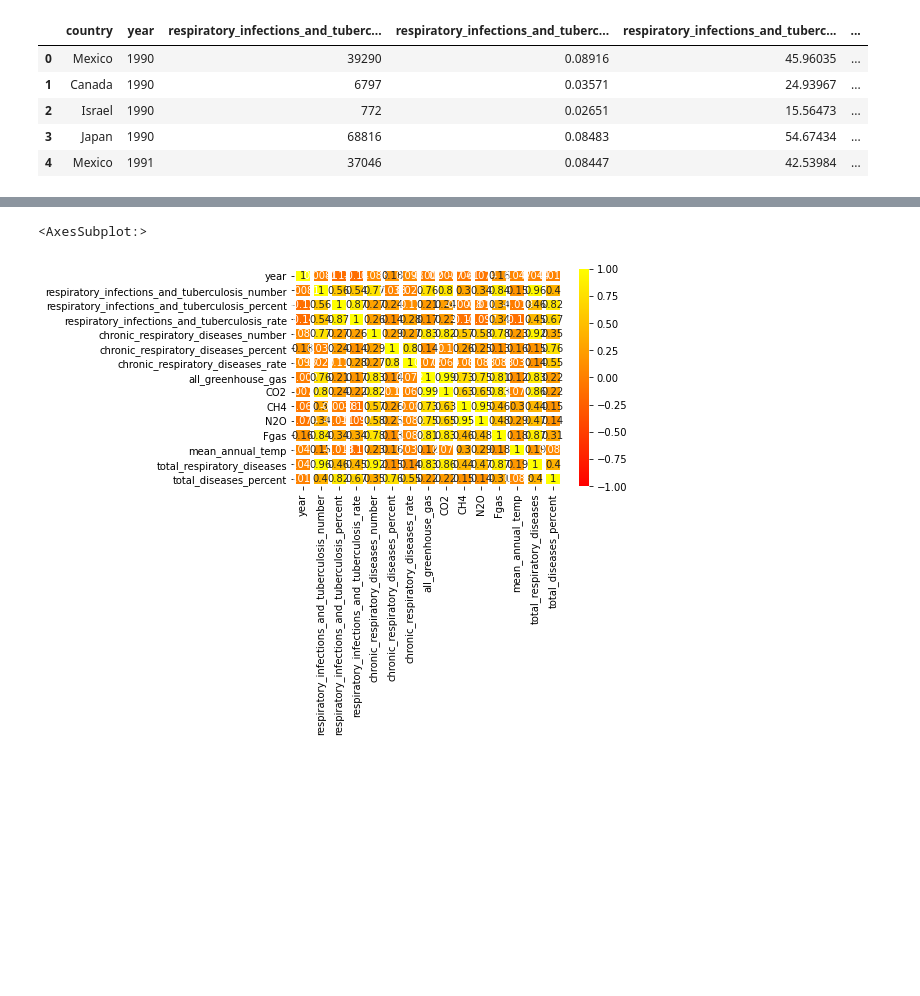
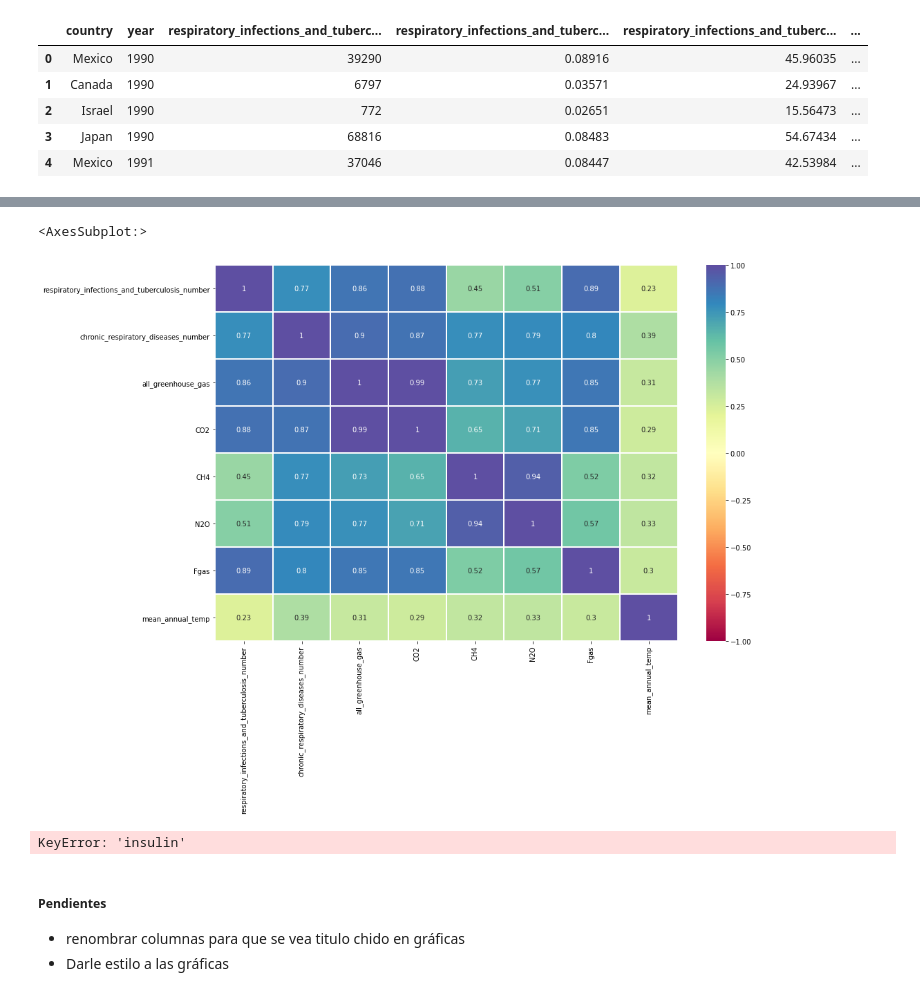
Before and after one commit to SanLnAlan/B2-Analisis-de-Datos-con-Python-2020-2021-Santander, a Jupyter notebook: Sesion-04/Postwork/postwork 4.ipynb, the cells around one changed output, grey strips where cells are left out. Saved outputs shown, nothing was run; the diff lists cells and outputs as text; code cells hidden in the pictures; blank space fills up the shorter version.

```diff
--- a/Sesion-04/Postwork/postwork 4.ipynb
+++ b/Sesion-04/Postwork/postwork 4.ipynb
@@ -73,6 +53,4 @@ dtype: object
 #df['country'] = df['country'].astype('category')
 
 #Eliminando columna 'country'
-df = df.drop(columns='country')
-df.head()
-df.shape()
+df_sin_pais = df.drop(columns='country')
@@ -100,0 +98,3 @@ dtype: int64
+# %%
+df_simp = df_sin_pais.drop(columns=['year','respiratory_infections_and_tuberculosis_percent','respiratory_infections_and_tuberculosis_rate','chronic_respiratory_diseases_percent','chronic_respiratory_diseases_rate','total_respiratory_diseases','total_diseases_percent']) #'all_greenhouse_gas'
+df_simp.dtypes
@@ -125,0 +176,9 @@ sns.pairplot(df)
+# %%
+fig, ax1 = plt.subplots(2,4,sharey=True)
+k=0
+for i in [0,1]:
+    for j in [0,1,2,3]:
+        sns.boxplot(data=df_simp,x=columnas[k], ax=ax1[i,j])
+        k+= 1
+
+plt.rcParams["figure.figsize"] = (15,10)
@@ -125,0 +189,17 @@ sns.pairplot(df)
+# %%
+for columna in columnas:
+    iqr = df_simp[columna].quantile(0.75) - df_simp[columna].quantile(0.25)
+    filtro_inferior = df[columna] > df[columna].quantile(0.25) - (iqr * 1.5)
+    filtro_superior = df[columna] < df[columna].quantile(0.75) + (iqr * 1.5)
+    df_filtrado = df_simp[filtro_inferior & filtro_superior]
+
+fig, ax1 = plt.subplots(2,4,sharey=True)
+k=0
+for i in [0,1]:
+    for j in [0,1,2,3]:
+        sns.boxplot(data=df_filtrado,x=columnas[k], ax=ax1[i,j])
+        k+= 1
+
+#ax = sns.boxplot(x=df_filtrado['total_respiratory_diseases'])
+#ax.set_title('Distribución filtrada de muertes por enfermedades respiratorias desde 1990 a 2018')
+#ax.set_xlabel('Cantidad de muertes')
@@ -126,5 +208,10 @@ sns.pairplot(df)
 # %%
-sns.heatmap(df.corr(), vmin=-1, vmax=1, cmap='autumn',linewidth=4,annot=True)
+sns.heatmap(df_filtrado.corr(), vmin=-1, vmax=1, cmap='Spectral',linewidth=2,annot=True)
 # %% [output]
 <AxesSubplot:>
-[figure, old version]
+[figure, new version]
+# %%
+sns.scatterplot(df[''],df[''])
+corrdf['insulin'].corr(df['glucose'])
+# %% [output]
+KeyError: 'insulin'
@@ -131,3 +220,8 @@ sns.heatmap(df.corr(), vmin=-1, vmax=1, cmap='autumn',linewidth=4,annot=True)
+# %% [markdown]
+##### Pendientes
+
+* renombrar columnas para que se vea titulo chido en gráficas
+* Darle estilo a las gráficas
 # %% [markdown]
 <a style='text-decoration:none;line-height:16px;display:flex;color:#5B5B62;padding:10px;justify-content:end;' href='https://deepnote.com?utm_source=created-in-deepnote-cell&projectId=f8149d1c-e6b1-497a-9109-f01641a8231a' target="_blank">
 <img alt='Created in deepnote.com' style='display:inline;max-height:16px;margin:0px;margin-right:7.5px;' src='embedded-picture-1' > </img>
```
Also changed, not shown: parts of 23 cells of this notebook, 8 other files.
